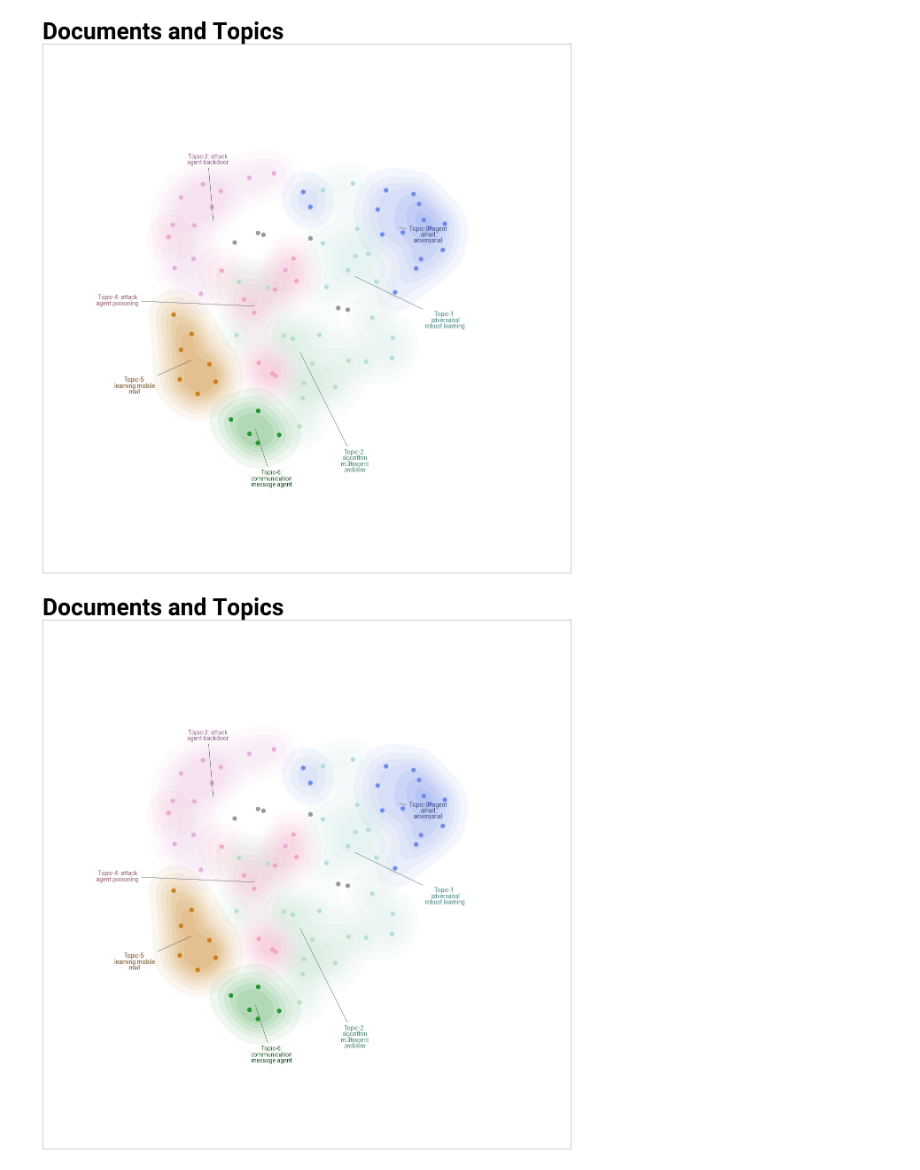
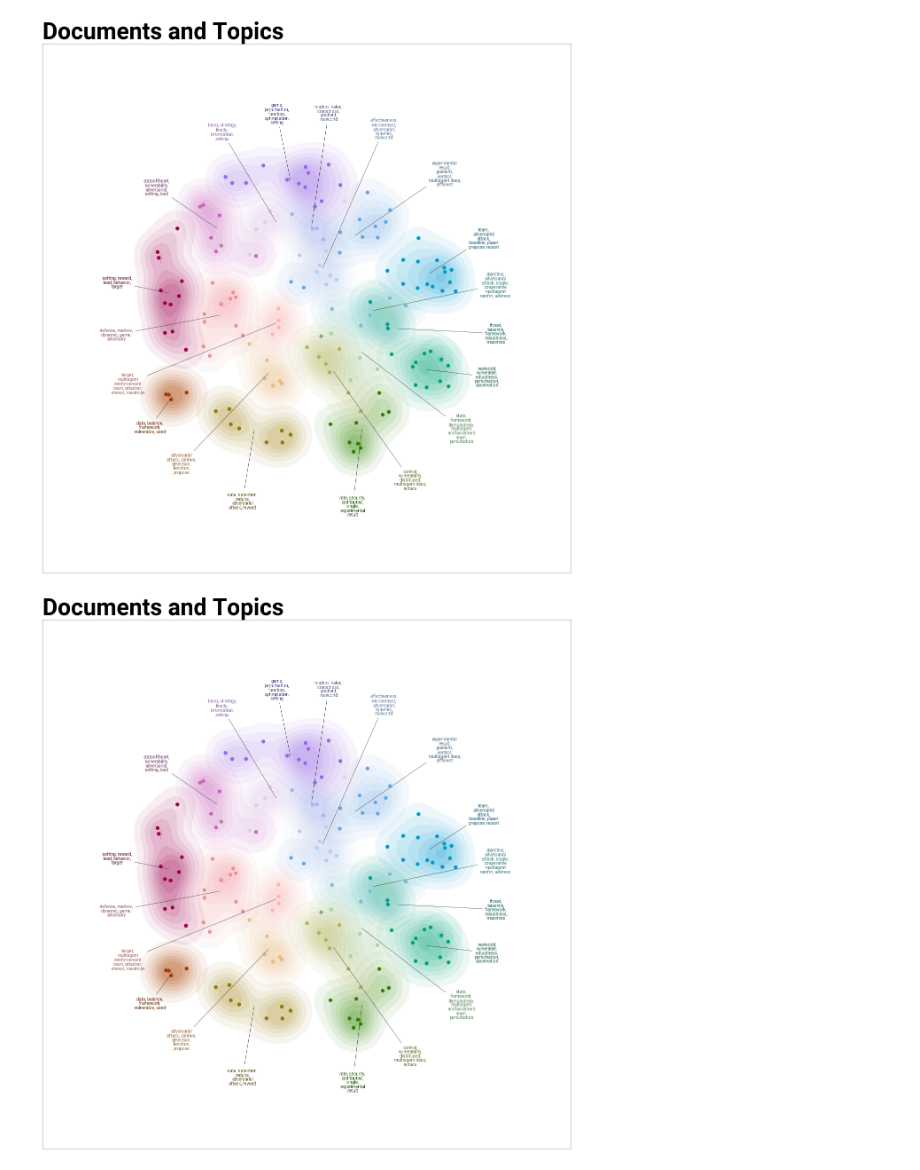
Before and after one commit to HamBa-m/sci-scraper, a Jupyter notebook: notebooks/cluster.ipynb, the cells around one changed output. Drawn from its saved outputs; the diff is of its cells as text; code cells hidden in the pictures.

Commit message:
work in notebooks on topic modeling

```diff
--- a/notebooks/cluster.ipynb
+++ b/notebooks/cluster.ipynb
@@ -7,6 +7,9 @@ from nltk.corpus import stopwords
 import hdbscan
 from umap import UMAP
 from sentence_transformers import SentenceTransformer
+from bertopic.representation import MaximalMarginalRelevance, KeyBERTInspired
+from sklearn.feature_extraction.text import CountVectorizer
+from bertopic.vectorizers import ClassTfidfTransformer
 
 # Download stopwords
 stop_words = set(stopwords.words('english'))
@@ -35,8 +38,14 @@ def preprocess_text(text):
     return ' '.join(words)
 
 # Step 1: Read the Excel file
-file_path = '../results/merged_papers.xlsx'
-df = pd.read_excel(file_path)
+# Load the old results
+old_results = pd.read_excel('../results/old_results.xlsx')
+# load the new results
+new_results = pd.read_excel('../results/relevant_papers.xlsx')
+# Concatenate the old and new results
+df = pd.concat([old_results, new_results])
+df = df.drop_duplicates(subset=['Title'])
+df = df.reset_index(drop=True)
 
 # Step 2: Extract the "abstract" column
 abstracts = df['Abstract'].tolist()
@@ -49,9 +58,26 @@ embedding_model = SentenceTransformer('all-MiniLM-L6-v2')
 embeddings = embedding_model.encode(preprocessed_abstracts)
 
 # Step 5: Use BERTopic to extract topics and cluster the abstracts
-umap_model = UMAP(n_neighbors=10, n_components=5, min_dist=0.0, metric='cosine', random_state=42)
-hdbscan_model = hdbscan.HDBSCAN(min_cluster_size=5, min_samples=1, metric='euclidean', cluster_selection_method='eom')
-topic_model = BERTopic(umap_model=umap_model, hdbscan_model=hdbscan_model, embedding_model=embedding_model, min_topic_size=10)
+umap_model = UMAP(n_neighbors=15, n_components=15, min_dist=0.0, metric='cosine', random_state=42) # Reduce the dimensionality of the embeddings
+hdbscan_model = hdbscan.HDBSCAN(min_cluster_size=4, min_samples=1, metric='euclidean', cluster_selection_method='eom') # Cluster the embeddings
+representation_model_mmr = MaximalMarginalRelevance(diversity=0.6) # Select the most representative sentences using Maximal Marginal Relevance
+representation_model_kb = KeyBERTInspired() # Select the most representative sentences using KeyBERTInspired
+representation_model = {
+    "MMR": representation_model_mmr,
+    "KeyBERT": representation_model_kb
+}
+vectorizer_model = CountVectorizer(stop_words="english", ngram_range=(1, 4), min_df=10) # Vectorize the sentences
+ctfidf_model = ClassTfidfTransformer(reduce_frequent_words=True) # Reduce the most frequent words
+
+topic_model = BERTopic( umap_model=umap_model,
+                        hdbscan_model=hdbscan_model,
+                        embedding_model=embedding_model,
+                        representation_model=representation_model,
+                        vectorizer_model=vectorizer_model,
+                        ctfidf_model=ctfidf_model,
+                        nr_topics="auto",
+                        min_topic_size=10)
+
 topics, probs = topic_model.fit_transform(preprocessed_abstracts, embeddings)
 
 # Display the topics
@@ -68,0 +115,7 @@ KeyboardInterrupt:
+# %%
+topic_labels = topic_model.generate_topic_labels(nr_words=5,
+                                                 topic_prefix=False,
+                                                 word_length=30,
+                                                 separator=", ")
+
+topic_model.set_topic_labels(topic_labels)
@@ -119,9 +205,6 @@ topic_model.visualize_hierarchy(custom_labels=topic_df['Topic Label'].tolist())
 # %%
 # with the original embeddings
-topic_model.visualize_documents(preprocessed_abstracts, embeddings=embeddings)
+topic_model.visualize_document_datamap(preprocessed_abstracts, embeddings=embeddings, custom_labels=True)
+# %% [output]
+[figure, added]
+[figure, added]
-# %%
-# with the original embeddings|
-topic_model.visualize_document_datamap(preprocessed_abstracts, embeddings=embeddings)
-# %% [output]
-[figure, removed]
-[figure, removed]
```
Also changed, not shown: parts of 12 cells of this notebook, 1 other file.
